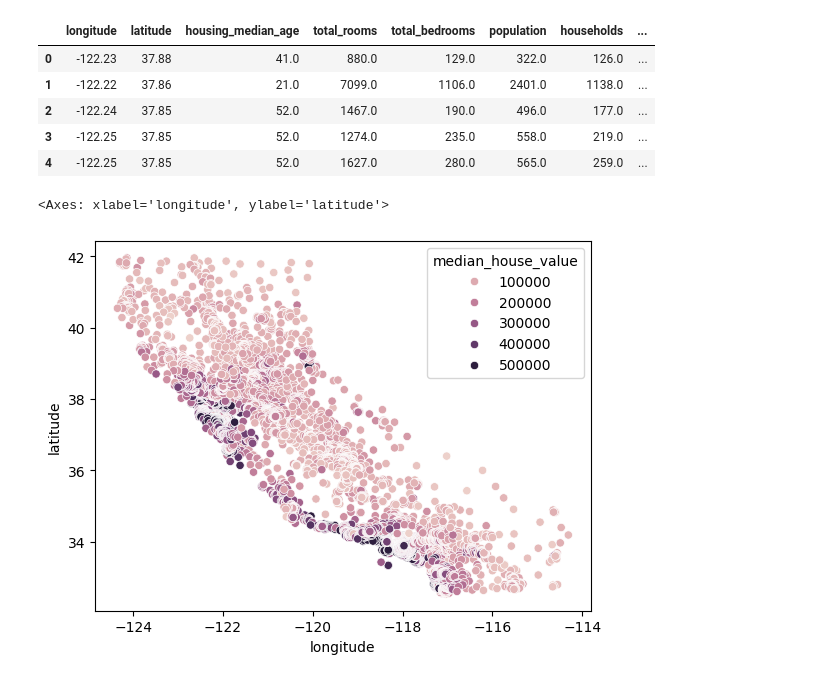
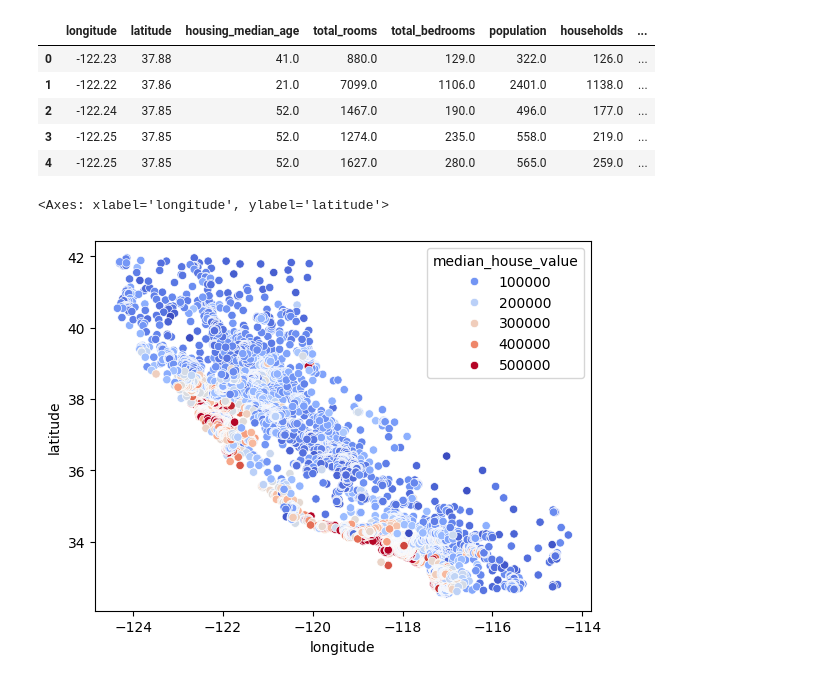
Before and after one commit to Ketbome/Machine-learning, a Jupyter notebook: K-Means/kmeans.ipynb, the cells around one changed output. Drawn from its saved outputs; the diff is of its cells as text; code cells hidden in the pictures.

```diff
--- a/K-Means/kmeans.ipynb
+++ b/K-Means/kmeans.ipynb
@@ -13,7 +13,7 @@ datos.head()
 | 4 | -122.25 | 37.85 | 52.0 | 1627.0 | 280.0 | 565.0 | 259.0 | ... |
 # %%
 import seaborn as sb
-sb.scatterplot(x="longitude", y="latitude", data=datos, hue="median_income", color="coolwarm")
+sb.scatterplot(x="longitude", y="latitude", data=datos, hue="median_house_value", palette="coolwarm")
 # %% [output]
 <Axes: xlabel='longitude', ylabel='latitude'>
-[figure, old version]
+[figure, new version]
```
Also changed, not shown: parts of 10 cells of this notebook, 7 other files.
